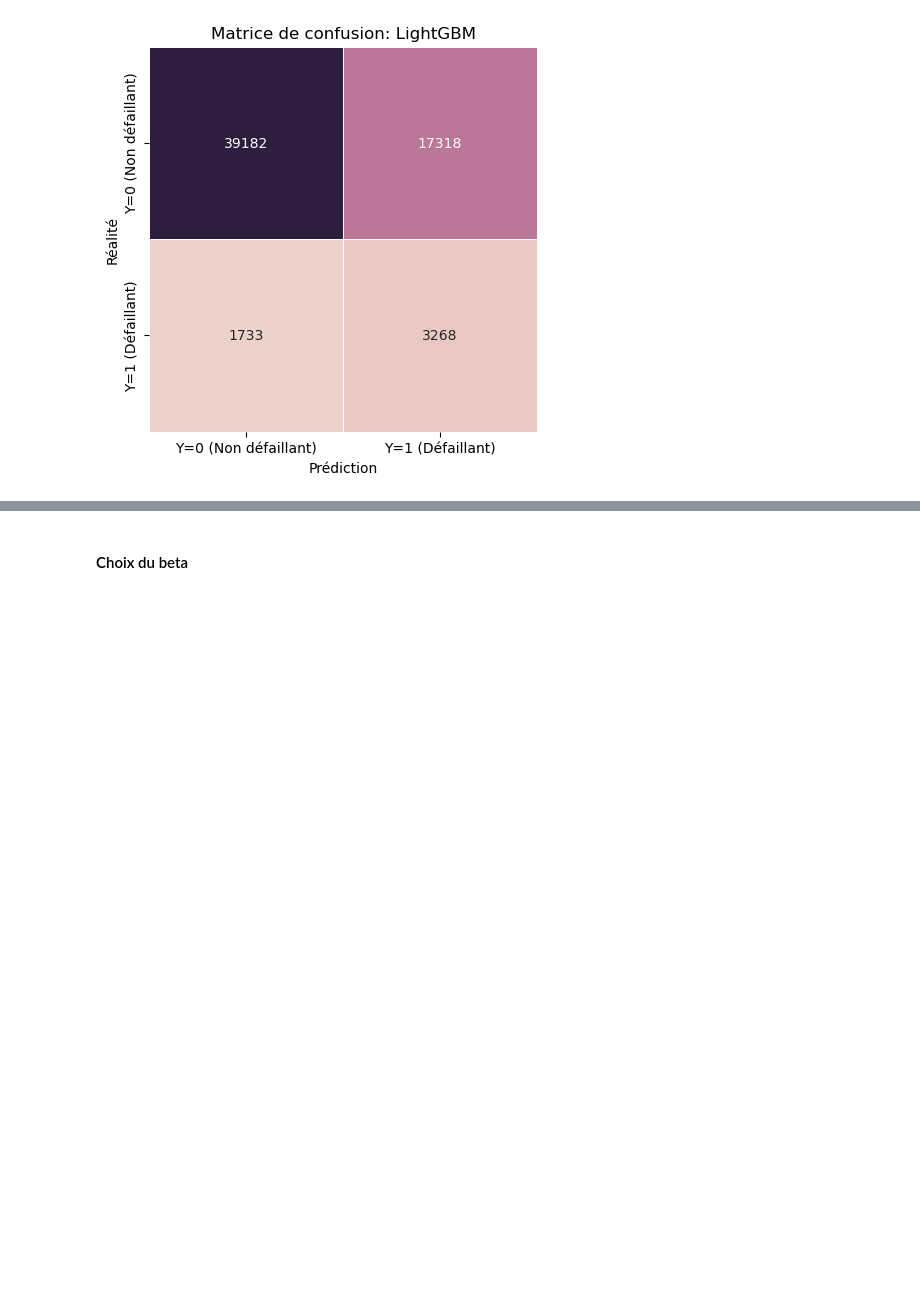
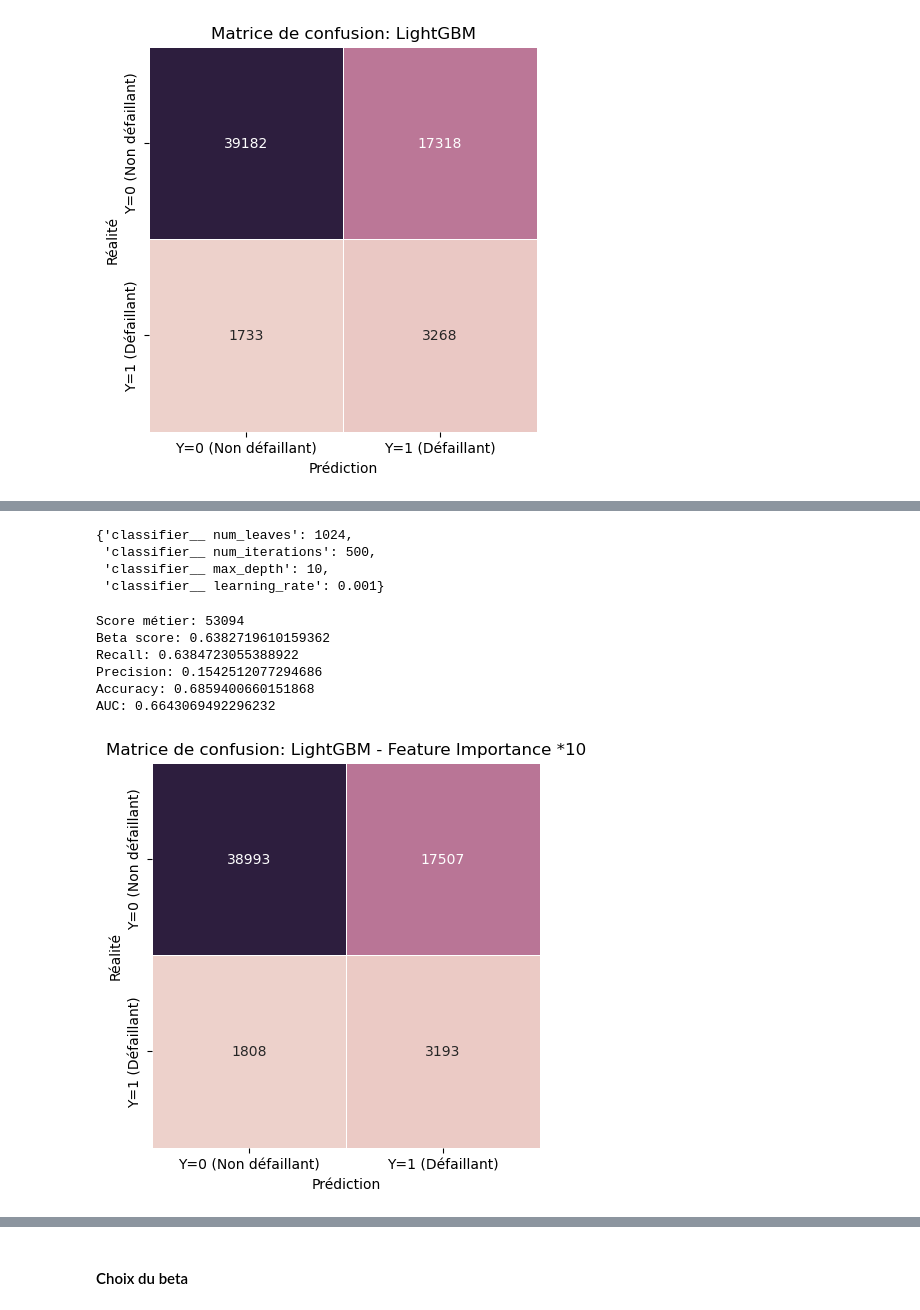
Before and after one commit to Milie-Mimi/OC_DS_Project7_, a Jupyter notebook: GROSCHENE_Emilie_2_model_032023.ipynb, the cells around one changed output, grey strips where cells are left out. Saved outputs shown, nothing was run; the diff lists cells and outputs as text; code cells hidden in the pictures; blank space fills up the shorter version.

```diff
--- a/GROSCHENE_Emilie_2_model_032023.ipynb
+++ b/GROSCHENE_Emilie_2_model_032023.ipynb
@@ -1487,0 +1611,29 @@ df_models_recap
+# %%
+feat_lgb10 = df_lgb[:10]['Features'].tolist()
+num_feat_lgb10 = ['CREDIT_DURATION', 'EXT_SOURCE_2', 'DEBT_RATIO', 'YEARS_ID_PUBLISH', 'CREDIT_GOODS_PERC',
+                  'YEARS_LAST_PHONE_CHANGE', 'BURO_CREDIT_ACTIVE_Active_SUM', 'INCOME_PER_PERSON']
+# %%
+params = {"classifier__ num_iterations": [10, 50, 100, 500, 1000, 5000],
+          "classifier__ max_depth": [1, 2, 3, 4, 5, 6, 7, 8, 9, 10],
+          "classifier__ num_leaves": [2, 4, 8, 16, 32, 64, 128, 256, 512, 1024],
+          "classifier__ learning_rate": [0.0001, 0.001, 0.01, 0.1, 1.0],}
+
+lgb10, lgb_params10, lgb_name10, lgb_duration10 = fct_model.best_model(model_name = 'LightGBM - Feature Importance *10',
+                                                                       model = LGBMClassifier(random_state = 42,
+                                                                                              class_weight='balanced'),
+                                                                        cv = KFold(n_splits = 5,
+                                                                                   shuffle = True,
+                                                                                   random_state = 42),
+                                                                        xtrain = X_train[feat_lgb10],
+                                                                       numeric_features = num_feat_lgb10,
+                                                                       numeric_transformer = StandardScaler(),
+                                                                       ytrain = y_train,
+                                                                       params = params,
+                                                                       scoring = make_scorer(fct_model.score_metier,
+                                                                                             greater_is_better=False),
+                                                                       xtest = X_test[feat_lgb10],
+                                                                       ytest = y_test,
+                                                                       oversampling_strategy = 0.1,
+                                                                       undersampling_strategy = 0.5,
+                                                                       balanced = False,
+                                                                       Randomized = True)
@@ -1487,0 +1658,27 @@ df_models_recap
+# %%
+lgb_params10
+# %% [output]
+{'classifier__ num_leaves': 1024,
+ 'classifier__ num_iterations': 500,
+ 'classifier__ max_depth': 10,
+ 'classifier__ learning_rate': 0.001}
+# %%
+# Evaluation sur les données de test
+(biz_lgb10, beta_lgb10, rec_lgb10, prec_lgb10,
+ acc_lgb10, auc_lgb10, y_pred_lgb10) = fct_model.eval_metrics(best_model = lgb10,
+                                                              xtest = X_test,
+                                                              ytest = y_test,
+                                                              beta_value = 100)
+# %% [output]
+Score métier: 53094
+Beta score: 0.6382719610159362
+Recall: 0.6384723055388922
+Precision: 0.1542512077294686
+Accuracy: 0.6859400660151868
+AUC: 0.6643069492296232
+# %%
+fct_model.matrice_confusion(ytest = y_test,
+                            ypred = y_pred_lgb10,
+                            model_name = lgb_name10)
+# %% [output]
+[figure, added]
```
Also changed, not shown: parts of 84 cells of this notebook.
